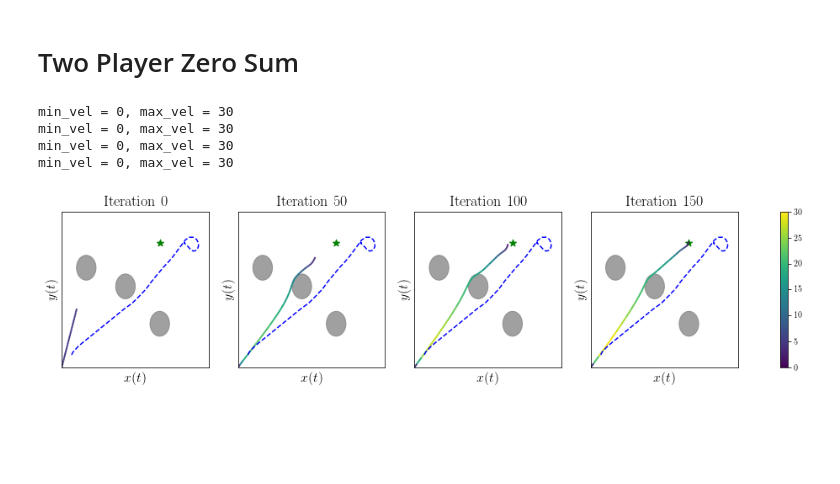
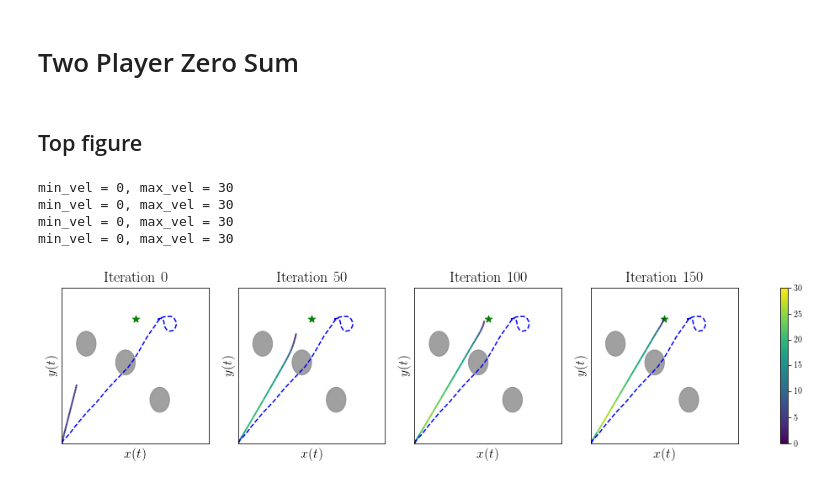
Before and after one commit to HJReachability/ilqgames, a Jupyter notebook: notebooks/CDC 2019 Plots.ipynb, the cells around one changed output. Saved outputs shown, nothing was run; the diff lists cells and outputs as text; code cells hidden in the pictures; blank space fills up the shorter version.

Commit message:
minor changes to logging (added initial state) and added new plots

```diff
--- a/notebooks/CDC 2019 Plots.ipynb
+++ b/notebooks/CDC 2019 Plots.ipynb
@@ -16,17 +16,21 @@ matplotlib.rc('text', usetex=True)
 # Two Player Zero Sum
 # %%
 # Load the ILQG data.
-path_to_ilqg_log = '../python/logs/two_player_zero_sum/unicycle_4d_example.pkl'
-fp = open(path_to_ilqg_log, 'rb')
-ilqg_data = dill.load(fp)
+fp = open('../python/logs/two_player_zero_sum/goal_75_100_init_pi_2_5_v_5.pkl', 'rb')
+ilqg_data_top = dill.load(fp)
+fp.close()
+
+fp = open('../python/logs/two_player_zero_sum/goal_75_100_init_pi_10_v_10.pkl', 'rb')
+ilqg_data_bottom = dill.load(fp)
 fp.close()
 
 # Load the HJI data.
-path_to_hji_log = '../matlab/unicycle_4d_example_hji.mat'
-hji_data = scipy.io.loadmat(path_to_hji_log)
+# TODO: Correct these to be the right files.
+hji_data_top = scipy.io.loadmat('../python/logs/unicycle_4d_example_hji.mat')
+hji_data_bottom = scipy.io.loadmat('../python/logs/unicycle_4d_example_hji.mat')
 # %%
 # Environment parameters.
-goal = (100.0, 100.0)
+goal = (75.0, 100.0)
 obstacle_centers = [(100.0, 35.0), (65.0, 65.0), (25.0, 80.0)]
 obstacle_radii = [10.0, 10.0, 10.0]
 x_lims = (0, 150)
@@ -67,8 +71,11 @@ def plot_vel_traj(ax, traj, downsample, vel_lims=None):
 
     return line
 # %%
-def plot_iteration(ax, iteration, downsample=1):
+def plot_iteration(ax, iteration, data, downsample=1):
     ax.set_title('Iteration ' + str(iteration), fontsize=18)
+
+    ilqg_data = data['ilqg']
+    hji_data = data['hji']
 
     # Plot the obstacles.
     plot_obstacles(ax)
@@ -106,24 +113,28 @@ def plot_iteration(ax, iteration, downsample=1):
     plt.yticks([])
 
     return traj_line
+# %% [markdown]
+## Top figure
 # %%
 iterations = [0, 50, 100, 150]
 fig, axes = plt.subplots(1, len(iterations))
 
+data = {'ilqg': ilqg_data_top, 'hji': hji_data_top}
+
 traj_line = None
 for i, axi in zip(iterations, axes):
-    traj_line = plot_iteration(axi, i, downsample=3)
+    traj_line = plot_iteration(axi, i, data, downsample=3)
 
 if traj_line is not None:
 #     fig.colorbar(traj_line, ax=axes[-1])
     fig.colorbar(traj_line, ax=axes.ravel().tolist())
 
 fig.set_figwidth(4 * len(iterations) + 2)
 fig.set_figheight(3.4)
 plt.savefig('plots/two_player_zero_sum_top.pdf', bbox_inches='tight')
 # %% [output]
 min_vel = 0, max_vel = 30
 min_vel = 0, max_vel = 30
 min_vel = 0, max_vel = 30
 min_vel = 0, max_vel = 30
-[figure, old version]
+[figure, new version]
```
Also changed, not shown: parts of 5 cells of this notebook, 2 other files.
